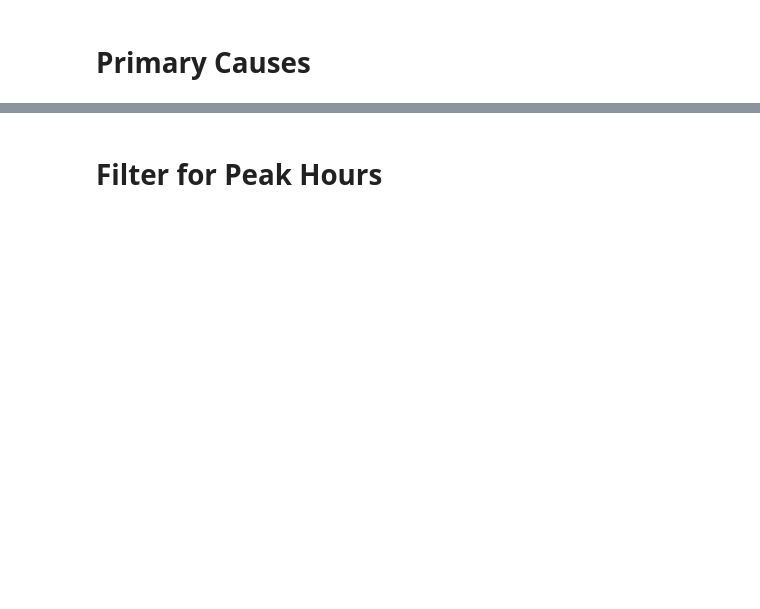
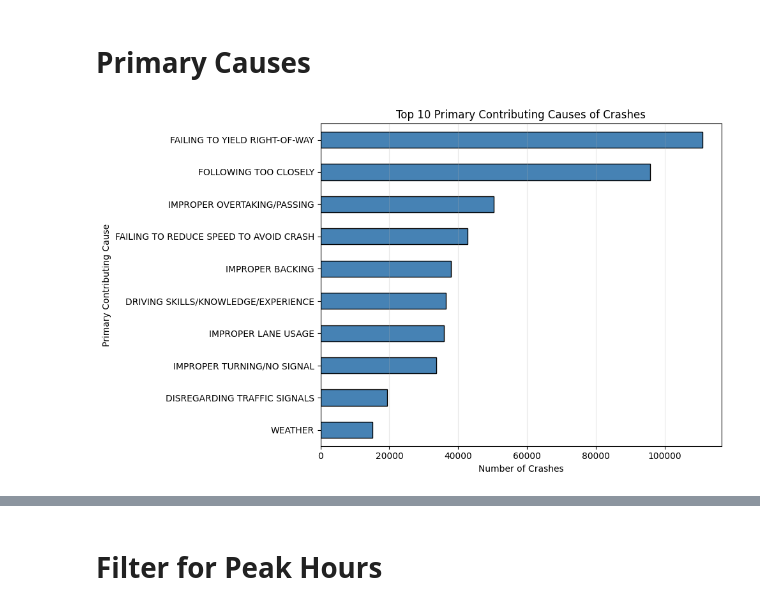
Before and after one commit to JoonseopKim/chicago_traffic_crashes, a Jupyter notebook: Crashes_Data_Cleaned.ipynb, the cells around one changed output, grey strips where cells are left out. Drawn from its saved outputs; the diff is of its cells as text; code cells hidden in the pictures; blank space fills up the shorter version.

```diff
--- a/Crashes_Data_Cleaned.ipynb
+++ b/Crashes_Data_Cleaned.ipynb
@@ -7,7 +7,7 @@ pd.set_option('display.max_columns', None)
 # %% [markdown]
 # Load Data
 # %%
-crashes = pd.read_csv("./Data/Traffic_Crashes_-_Crashes_20251007.csv")
+crashes = pd.read_csv("/Users/garrettpinkston/Desktop/Michigan/STAT504/Reports/Report4/Data/Traffic_Crashes_-_Crashes_20251007.csv")
 # %%
 df = crashes.copy()
 
@@ -50,0 +122,6 @@ len(df)
+# %%
+cause_mapping_upper = {k.upper(): v for k, v in cause_mapping.items()}
+
+# map primary causes to their groups
+df["PRIM_CAUSE_GROUP"] = df["PRIM_CONTRIBUTORY_CAUSE"].map(cause_mapping_upper)
+df["SEC_CAUSE_GROUP"] = df["SEC_CONTRIBUTORY_CAUSE"].map(cause_mapping_upper)
@@ -95,23 +195,25 @@ df_filtered[["PRIM_CONTRIBUTORY_CAUSE", "SEC_CONTRIBUTORY_CAUSE"]] = (
 # %%
 # top 10 causes
 
 top_causes = (
     df_filtered["PRIM_CONTRIBUTORY_CAUSE"]
     .value_counts()
     .head(10)
     .sort_values(ascending=True)  # sort ascending for horizontal bars
 )
 
 # --- Plot ---
 plt.figure(figsize=(10, 6))
 top_causes.plot(kind="barh", color="steelblue", edgecolor="black")
 
-plt.title("Top 10 Primary Contributing Causes of Crashes (Before Sept 30, 2025)")
+plt.title("Top 10 Primary Contributing Causes of Crashes")
 plt.xlabel("Number of Crashes")
 plt.ylabel("Primary Contributing Cause")
 plt.grid(axis="x", alpha=0.3)
 plt.tight_layout()
 plt.show()
+# %% [output]
+[figure, added]
 # %%
 # top 10 causes for secondary
 
```
Also changed, not shown: parts of 17 cells of this notebook.
